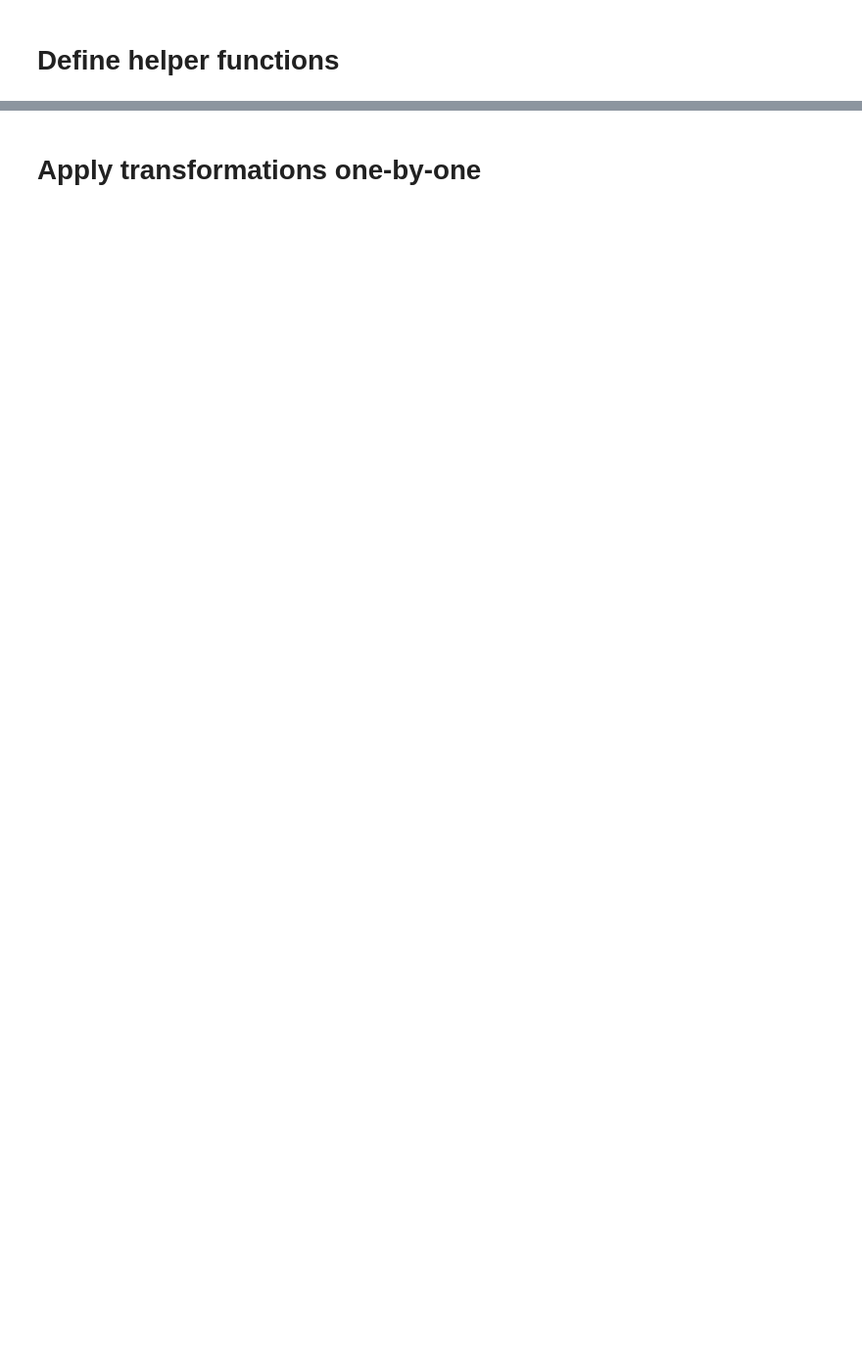
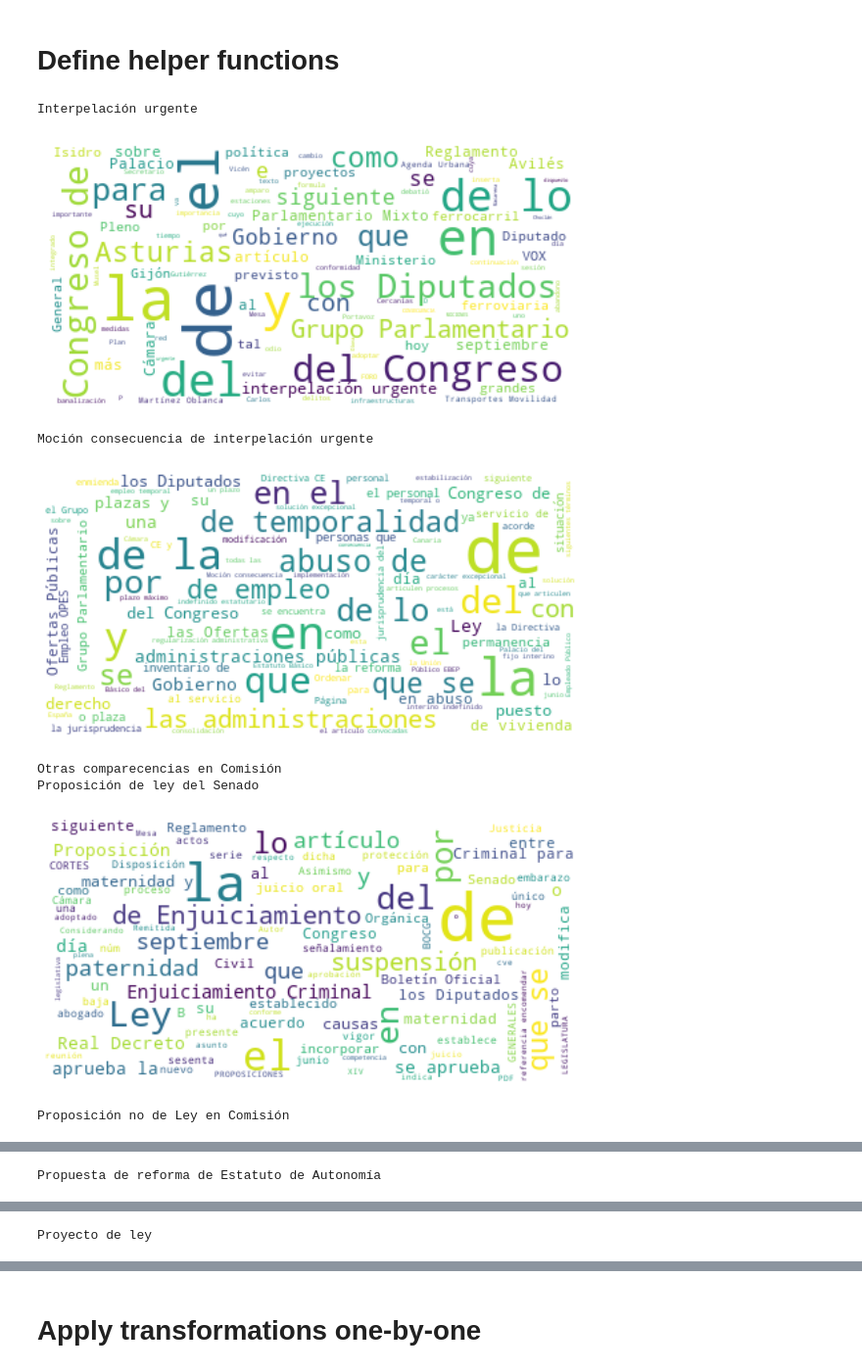
Before and after one commit to politicalwatch/sdgs-hackathon, a Jupyter notebook: main.ipynb, the cells around one changed output, grey strips where cells are left out. Shown at 98% size. Cells and saved outputs as stored; diff of their text form; code cells hidden in the pictures; blank space fills up the shorter version.

Commit message:
stopwords and wordclouds

```diff
--- a/main.ipynb
+++ b/main.ipynb
@@ -9,6 +44,21 @@ from sklearn.feature_extraction.text import TfidfVectorizer
 # %% [markdown]
 # Define helper functions
 # %%
+def create_df_from_json(file_path, columns_to_keep=['content','title','initiative_type_alt'],field_name='initiatives'):
+    with open(file_path,'r', encoding="utf8") as f:
+        data = json.loads(f.read())
+    data_frame = pd.json_normalize(data,record_path=field_name)
+    data_frame = data_frame[columns_to_keep]
+    return(data_frame)
+
+def retrieve_stop_words():
+    spanish_stopwords = swords.words('spanish')
+    stop_words_spanish = get_stop_words('spanish')
+    stopwords = list(set(spanish_stopwords + stop_words_spanish))
+    return stopwords
+
+stop_words = retrieve_stop_words()
+
 def space_out_your_text(row):
     doc = nlp(row)
     cleaned = ""
@@ -46,3 +96,34 @@ def word_count(df):
     freq_dataframe = freq_dataframe.sort_values(by="Counts",ascending=False)
     pd.set_option("max_rows", None)
     return freq_dataframe
+# %%
+# example usage: test_df = create_df_from_json('./small-batch.json')
+test_df = create_df_from_json('small-batch.json')
+# %%
+from matplotlib import pyplot as plt
+from wordcloud import WordCloud, STOPWORDS, ImageColorGenerator
+
+grouped = test_df.groupby("initiative_type_alt")['content'].apply(lambda tags: ','.join(tags))
+
+def show_cloud(i):
+    text = grouped[i]
+    wordcloud = WordCloud(max_font_size=50, max_words=100, background_color="white").generate(text)
+    plt.figure(figsize=(12,5))
+    plt.imshow(wordcloud, interpolation='bilinear')
+    plt.axis("off")
+    plt.show()
+
+for i, row in grouped.iteritems():
+    unique_id = i
+    print(i)
+    if len(grouped[i])>0:
+        show_cloud(i)
+# %% [output]
+Interpelación urgente
+[figure, added]
+Moción consecuencia de interpelación urgente
+[figure, added]
+Otras comparecencias en Comisión
+Proposición de ley del Senado
+[figure, added]
+Proposición no de Ley en Comisión
@@ -48,0 +131 @@ def word_count(df):
+Propuesta de reforma de Estatuto de Autonomía
@@ -48,0 +133 @@ def word_count(df):
+Proyecto de ley
```
Also changed, not shown: parts of 6 cells of this notebook.
